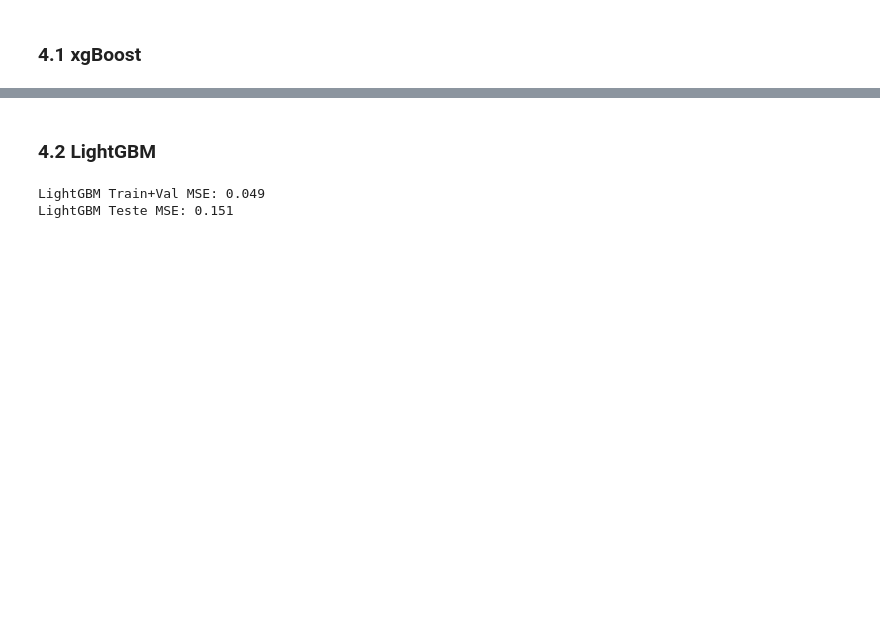
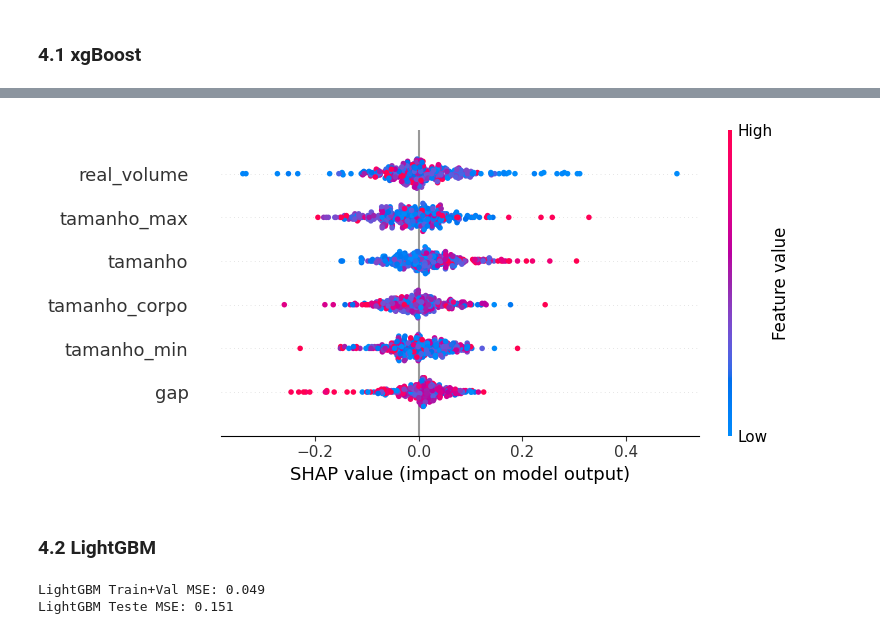
Before and after one commit to c-mmonteiro/t1-algo-feature, a Jupyter notebook: Trabaho1_MI.ipynb, the cells around one changed output, grey strips where cells are left out. Saved outputs shown, nothing was run; the diff lists cells and outputs as text; code cells hidden in the pictures; blank space fills up the shorter version.

Commit message:
shap

```diff
--- a/Trabaho1_MI.ipynb
+++ b/Trabaho1_MI.ipynb
@@ -276,0 +374,7 @@ MSE Teste: 0.3016
+# %%
+import shap
+shap.initjs()
+explainer = shap.TreeExplainer(model)
+shap_values = explainer.shap_values(X_test)
+shap.summary_plot(shap_values, X_test)
+# %% [output]
@@ -277,3 +382,4 @@ MSE Teste: 0.3016
+[figure, added]
 # %% [markdown]
 ### 4.2 LightGBM
 # %%
```
Also changed, not shown: parts of 23 cells of this notebook.
